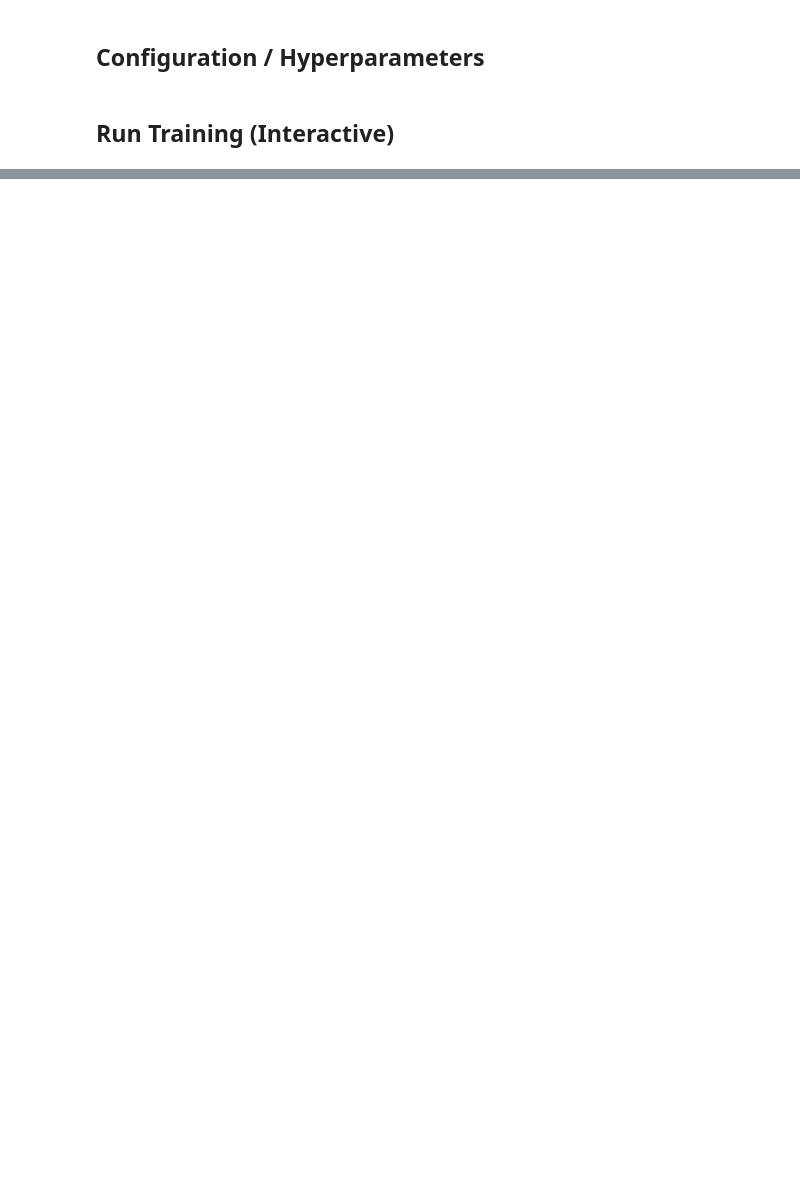
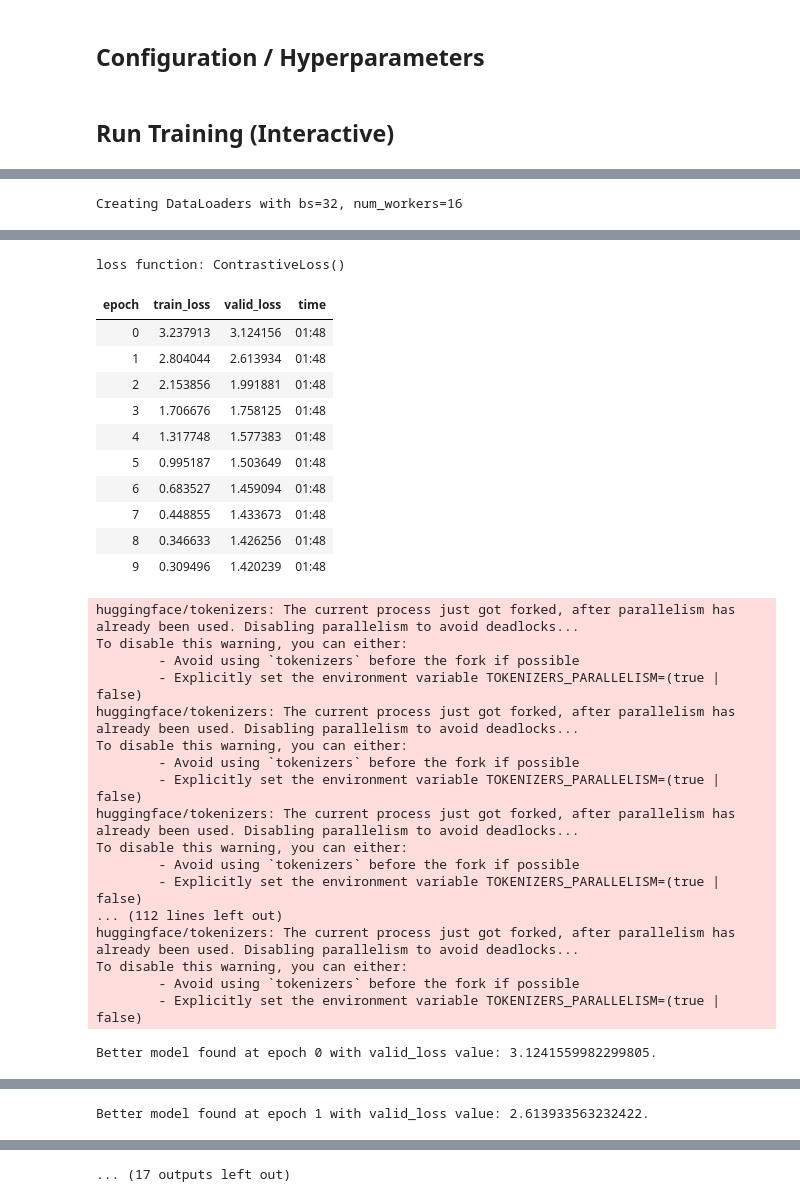
Before and after one commit to numb3r33/indic-clip, a Jupyter notebook: nbs/10_training.ipynb, the cells around one changed output, grey strips where cells are left out. Cells and saved outputs as stored; diff of their text form; code cells hidden in the pictures; blank space fills up the shorter version.

```diff
--- a/nbs/10_training.ipynb
+++ b/nbs/10_training.ipynb
@@ -103,7 +114,7 @@ class TrainConfig:
     embed_dim: int = DEFAULT_EMBED_DIM # Should match vision/text models or projection target
 
     # --- Training Arguments ---
-    epochs: int = 5
+    epochs: int = 10
     batch_size: int = 32 # Adjust based on GPU memory
     lr: float = 5e-6 # Learning rate for ViT/BERT might need tuning
     wd: float = 0.01 # Weight decay
@@ -118,7 +129,7 @@ class TrainConfig:
 
     # --- Checkpointing & Resuming ---
     checkpoint_dir: str = str(CHECKPOINT_PATH)
-    save_model_name: str = 'best_recall_interactive' # Model saved by SaveModelCallback
+    save_model_name: str = 'best_valid_loss' # Model saved by SaveModelCallback
     save_epoch_frequency: int = 1 # How often to save checkpoints regardless of metric
     resume_from: str | None = None # Path to a .pth checkpoint to resume
     early_stopping_patience: int = 5 # Epochs to wait for improvement before stopping
@@ -513,7 +524,7 @@ def main(config: TrainConfig):
     save_cb = SaveModelCallback(
             monitor='valid_loss',
             comp=np.less,
-            fname=config.save_model_name,
+            fname=CHECKPOINT_PATH/config.save_model_name,
             # every_epoch=(config.save_epoch_frequency > 0 and config.save_epoch_frequency <= config.epochs),
             at_end=True,
             with_opt=True
@@ -531,7 +542,7 @@ def main(config: TrainConfig):
         # Recorder() is added automatically by Learner if metrics are present
         #retrieval_cb,
         # DebugRecorderStateCallback(),
-        # save_cb,
+        save_cb,
         # early_stop_cb,
         # ProgressCallback()
     ]
@@ -634,17 +645,18 @@ if __name__ == '__main__' and '__file__' not in globals():
     config = TrainConfig()
 
     # --- Example Overrides for a quick test ---
-    config.epochs = 1
+    config.epochs = 10
     config.batch_size = 32 # Reduced batch size for faster iteration/memory
     # config.max_steps = 10 # Uncomment to run only a few steps
     # config.wandb_entity = "numb3r33" # <<< SET YOUR WANDB ENTITY HERE >>>
     config.wandb_entity = None # <<< SET YOUR WANDB ENTITY HERE >>>
 
-    config.vision_model_name = 'resnet18' # Use a smaller vision model for testing
+    config.vision_model_name = 'resnet50' # Use a smaller vision model for testing
     config.embed_dim = 512 # Adjust embed_dim to match ResNet18 output
     config.num_workers = 16 # Often safer for interactive debugging
     config.valid_pct = 0.25 # Use a bit more validation data for testing
     config.use_amp = False # Use Automatic Mixed Precision
+    config.lr      = 1e-4
 
     # ----------------------------------------
 
@@ -667,3 +679,4 @@ if __name__ == '__main__' and '__file__' not in globals():
            wandb.finish(exit_code=1)
 
     print("\nInteractive execution cell finished.")
+# %% [output]
@@ -669,0 +708 @@ if __name__ == '__main__' and '__file__' not in globals():
+Creating DataLoaders with bs=32, num_workers=16
@@ -669,0 +725,30 @@ if __name__ == '__main__' and '__file__' not in globals():
+loss function: ContrastiveLoss()
+| epoch | train_loss | valid_loss | time |
+| 0 | 3.237913 | 3.124156 | 01:48 |
+| 1 | 2.804044 | 2.613934 | 01:48 |
+| 2 | 2.153856 | 1.991881 | 01:48 |
+| 3 | 1.706676 | 1.758125 | 01:48 |
+| 4 | 1.317748 | 1.577383 | 01:48 |
+| 5 | 0.995187 | 1.503649 | 01:48 |
+| 6 | 0.683527 | 1.459094 | 01:48 |
+| 7 | 0.448855 | 1.433673 | 01:48 |
+| 8 | 0.346633 | 1.426256 | 01:48 |
+| 9 | 0.309496 | 1.420239 | 01:48 |
+huggingface/tokenizers: The current process just got forked, after parallelism has already been used. Disabling parallelism to avoid deadlocks...
+To disable this warning, you can either:
+        - Avoid using `tokenizers` before the fork if possible
+        - Explicitly set the environment variable TOKENIZERS_PARALLELISM=(true | false)
+huggingface/tokenizers: The current process just got forked, after parallelism has already been used. Disabling parallelism to avoid deadlocks...
+To disable this warning, you can either:
+        - Avoid using `tokenizers` before the fork if possible
+        - Explicitly set the environment variable TOKENIZERS_PARALLELISM=(true | false)
+huggingface/tokenizers: The current process just got forked, after parallelism has already been used. Disabling parallelism to avoid deadlocks...
+To disable this warning, you can either:
+        - Avoid using `tokenizers` before the fork if possible
+        - Explicitly set the environment variable TOKENIZERS_PARALLELISM=(true | false)
+... (112 lines left out)
+huggingface/tokenizers: The current process just got forked, after parallelism has already been used. Disabling parallelism to avoid deadlocks...
+To disable this warning, you can either:
+        - Avoid using `tokenizers` before the fork if possible
+        - Explicitly set the environment variable TOKENIZERS_PARALLELISM=(true | false)
+Better model found at epoch 0 with valid_loss value: 3.1241559982299805.
@@ -669,0 +772 @@ if __name__ == '__main__' and '__file__' not in globals():
+Better model found at epoch 1 with valid_loss value: 2.613933563232422.
@@ -670,3 +790,4 @@ if __name__ == '__main__' and '__file__' not in globals():
+... (17 outputs left out)
 # %%
 #| hide
 # Export the notebook using nbdev (Optional - this notebook is now interactive-only)
```
Also changed, not shown: parts of 3 cells of this notebook, 14 other files.
